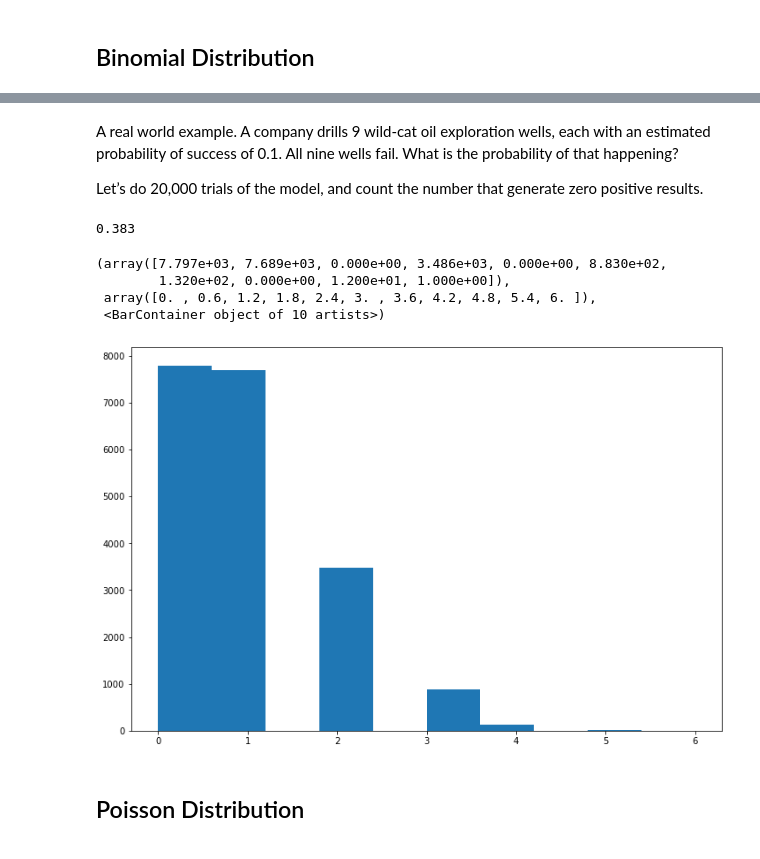
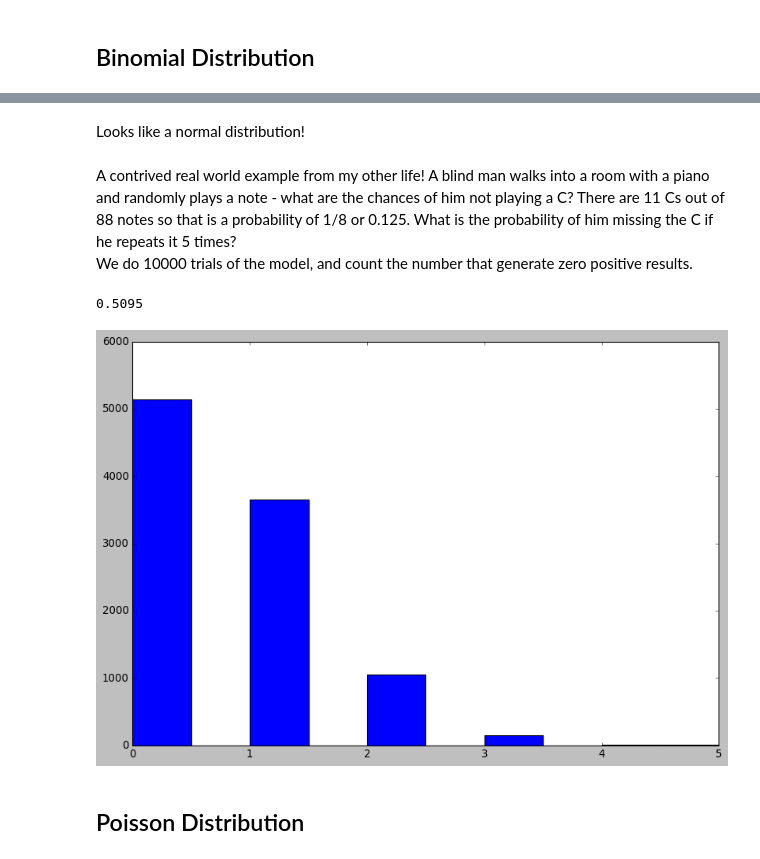
Before and after one commit to Caoimhinv/NumPy_Assignment, a Jupyter notebook: numpy.random.ipynb, the cells around one changed output, grey strips where cells are left out. Saved outputs shown, nothing was run; the diff lists cells and outputs as text; code cells hidden in the pictures.

Commit message:
work on binomial dist

```diff
--- a/numpy.random.ipynb
+++ b/numpy.random.ipynb
@@ -47,6 +47,3 @@ import matplotlib.pyplot as plt
 import pandas as pd
 
 import seaborn as sns
-
-# Creating a default figure size
-plt.rcParams['figure.figsize']=[12,8]
@@ -53,3 +54,9 @@ plt.rcParams['figure.figsize']=[12,8]
+# %%
+# set global style for all plots
+plt.style.use('classic')
+
+# set global plot size
+plt.rcParams['figure.figsize'] = (12,8)
 # %% [markdown]
 Numpy creates random numbers through the use of a **BitGenerator** and a **Generator** - the BitGenerator generates random sequences of bits which are transformed into values by the generator using a variety of distributions.
 We can create a new constructor using the **default_rng** method to get a new instance of a generator.
@@ -434,21 +558,18 @@ plt.hist(s)
+# %% [markdown]
+Looks like a normal distribution!
 # %% [markdown]
-A real world example. A company drills 9 wild-cat oil exploration wells, each with an estimated probability of success of 0.1. All nine wells fail. What is the probability of that happening?
-
-Let’s do 20,000 trials of the model, and count the number that generate zero positive results.
+A contrived real world example from my other life! A blind man walks into a room with a piano and randomly plays a note - what are the chances of him not playing a C? There are 11 Cs out of 88 notes so that is a probability of 1/8 or 0.125. What is the probability of him missing the C if he repeats it 5 times?
+We do 10000 trials of the model, and count the number that generate zero positive results.
 # %%
-sum(np.random.binomial(9, 0.1, 20000) == 0)/20000.
+sum(rng.binomial(5, 0.125, 10000) == 0)/10000.
 # %% [output]
-0.383
+0.5095
 # %%
 # to visualise that
-a = np.random.binomial(9, 0.1, 20000)
-plt.hist(a)
+a = rng.binomial(5, 0.125, 10000)
+plt.hist(a);
 # %% [output]
-(array([7.797e+03, 7.689e+03, 0.000e+00, 3.486e+03, 0.000e+00, 8.830e+02,
-        1.320e+02, 0.000e+00, 1.200e+01, 1.000e+00]),
- array([0. , 0.6, 1.2, 1.8, 2.4, 3. , 3.6, 4.2, 4.8, 5.4, 6. ]),
- <BarContainer object of 10 artists>)
-[figure, old version]
+[figure, new version]
 # %% [markdown]
 ## Poisson Distribution
 # %% [markdown]
```
Also changed, not shown: parts of 59 cells of this notebook.
